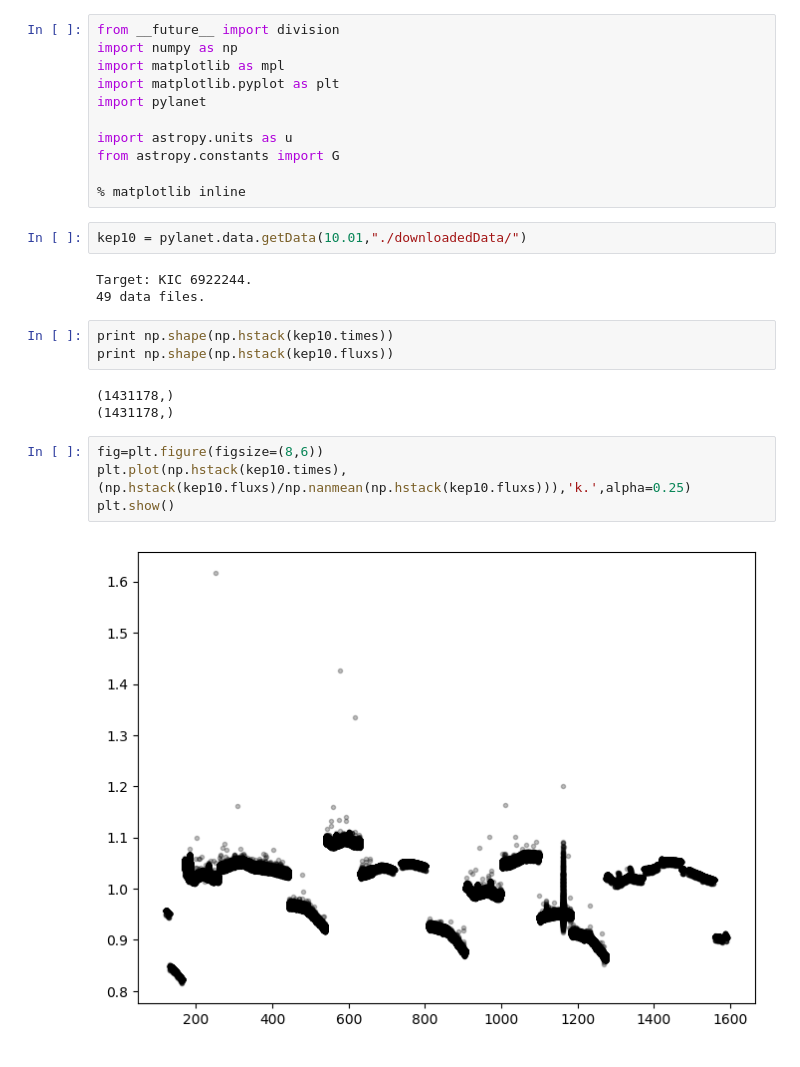
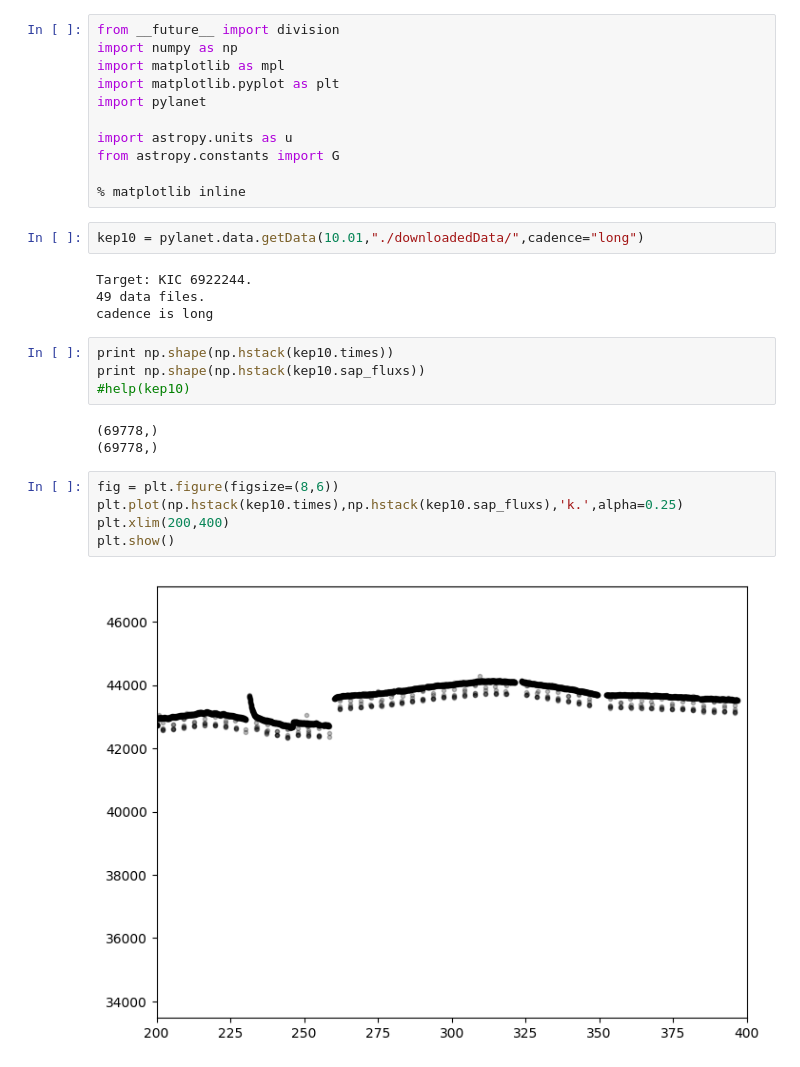
Before and after one commit to zpenoyre/oldpylanet, a Jupyter notebook: getKeplerData.ipynb, the cells around one changed output. Saved outputs shown, nothing was run; the diff lists cells and outputs as text.

```diff
--- a/getKeplerData.ipynb
+++ b/getKeplerData.ipynb
@@ -10,19 +10,22 @@ from astropy.constants import G
 
 % matplotlib inline
 # %%
-kep10 = pylanet.data.getData(10.01,"./downloadedData/")
+kep10 = pylanet.data.getData(10.01,"./downloadedData/",cadence="long")
 # %% [output]
 Target: KIC 6922244.
 49 data files.
+cadence is long
 # %%
 print np.shape(np.hstack(kep10.times))
-print np.shape(np.hstack(kep10.fluxs))
+print np.shape(np.hstack(kep10.sap_fluxs))
+#help(kep10)
 # %% [output]
-(1431178,)
-(1431178,)
+(69778,)
+(69778,)
 # %%
-fig=plt.figure(figsize=(8,6))
-plt.plot(np.hstack(kep10.times),(np.hstack(kep10.fluxs)/np.nanmean(np.hstack(kep10.fluxs))),'k.',alpha=0.25)
+fig = plt.figure(figsize=(8,6))
+plt.plot(np.hstack(kep10.times),np.hstack(kep10.sap_fluxs),'k.',alpha=0.25)
+plt.xlim(200,400)
 plt.show()
 # %% [output]
-[figure, old version]
+[figure, new version]
```
Also changed, not shown: parts of 5 cells of this notebook, 1 other file.
